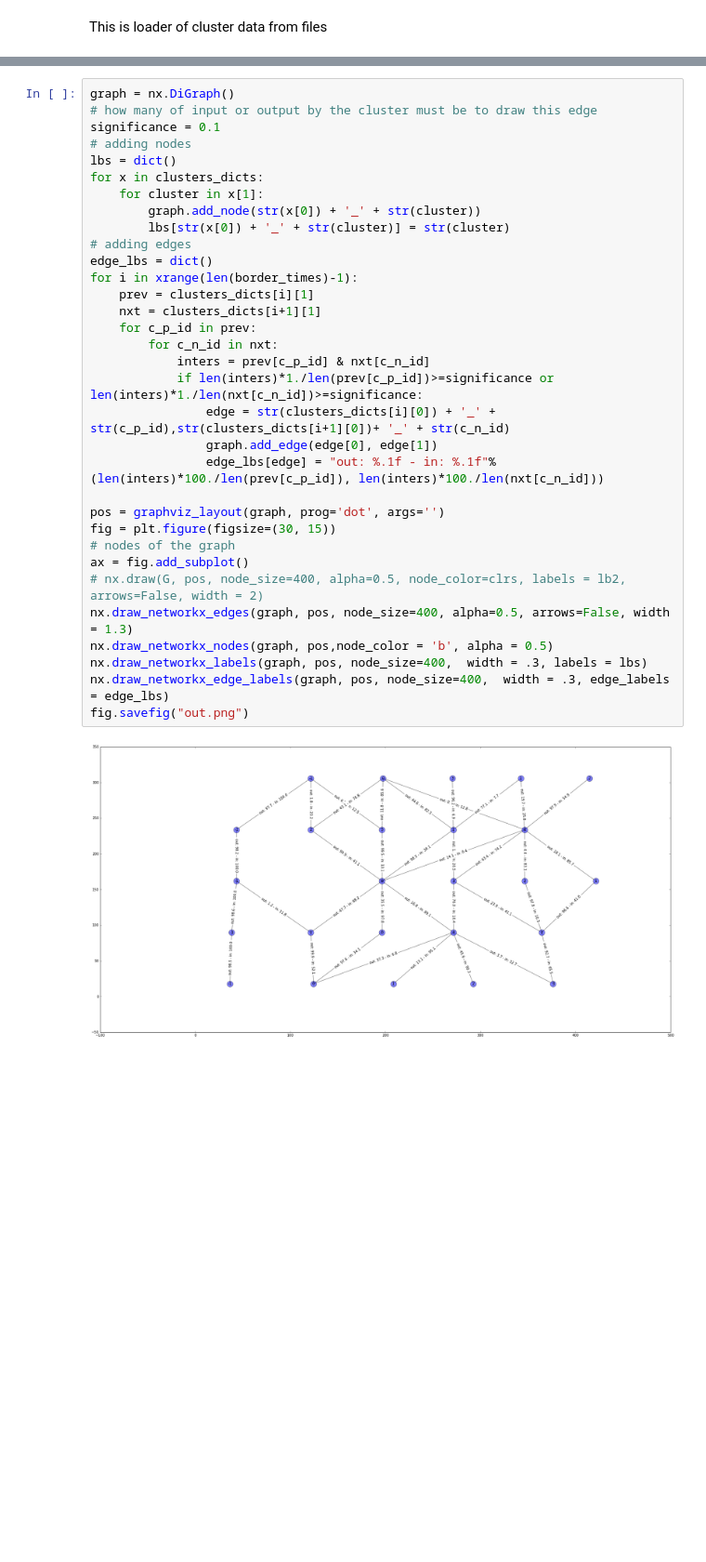
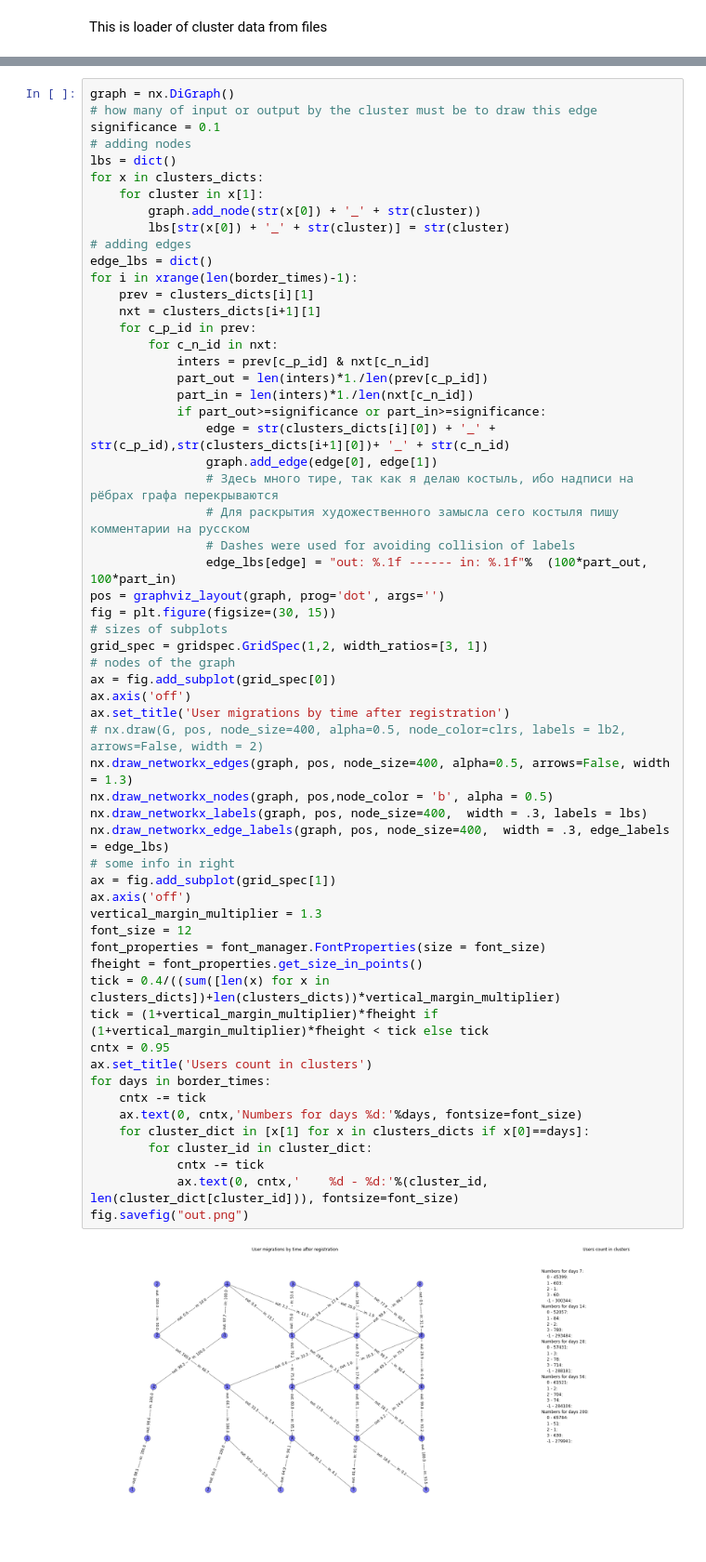
Before and after one commit to AngelicosPhosphoros/ghost_clustering, a Jupyter notebook: visualizing.ipynb, the cells around one changed output, grey strips where cells are left out. Shown at 93% size. Drawn from its saved outputs; the diff is of its cells as text; blank space fills up the shorter version.

Commit message:
Done visualization of data

```diff
--- a/visualizing.ipynb
+++ b/visualizing.ipynb
@@ -38,35 +38,61 @@ for days in border_times:
 # %%
 graph = nx.DiGraph()
 # how many of input or output by the cluster must be to draw this edge
 significance = 0.1
 # adding nodes
 lbs = dict()
 for x in clusters_dicts:
     for cluster in x[1]:
         graph.add_node(str(x[0]) + '_' + str(cluster))
         lbs[str(x[0]) + '_' + str(cluster)] = str(cluster)
 # adding edges
 edge_lbs = dict()
 for i in xrange(len(border_times)-1):
     prev = clusters_dicts[i][1]
     nxt = clusters_dicts[i+1][1]
     for c_p_id in prev:
         for c_n_id in nxt:
             inters = prev[c_p_id] & nxt[c_n_id]
-            if len(inters)*1./len(prev[c_p_id])>=significance or len(inters)*1./len(nxt[c_n_id])>=significance:
+            part_out = len(inters)*1./len(prev[c_p_id])
+            part_in = len(inters)*1./len(nxt[c_n_id])
+            if part_out>=significance or part_in>=significance:
                 edge = str(clusters_dicts[i][0]) + '_' + str(c_p_id),str(clusters_dicts[i+1][0])+ '_' + str(c_n_id)
                 graph.add_edge(edge[0], edge[1])
-                edge_lbs[edge] = "out: %.1f - in: %.1f"% (len(inters)*100./len(prev[c_p_id]), len(inters)*100./len(nxt[c_n_id]))
-
+                # Здесь много тире, так как я делаю костыль, ибо надписи на рёбрах графа перекрываются
+                # Для раскрытия художественного замысла сего костыля пишу комментарии на русском
+                # Dashes were used for avoiding collision of labels
+                edge_lbs[edge] = "out: %.1f ------ in: %.1f"%  (100*part_out, 100*part_in)
 pos = graphviz_layout(graph, prog='dot', args='')
 fig = plt.figure(figsize=(30, 15))
+# sizes of subplots
+grid_spec = gridspec.GridSpec(1,2, width_ratios=[3, 1])
 # nodes of the graph
-ax = fig.add_subplot()
+ax = fig.add_subplot(grid_spec[0])
+ax.axis('off')
+ax.set_title('User migrations by time after registration')
 # nx.draw(G, pos, node_size=400, alpha=0.5, node_color=clrs, labels = lb2, arrows=False, width = 2)
 nx.draw_networkx_edges(graph, pos, node_size=400, alpha=0.5, arrows=False, width = 1.3)
 nx.draw_networkx_nodes(graph, pos,node_color = 'b', alpha = 0.5)
 nx.draw_networkx_labels(graph, pos, node_size=400,  width = .3, labels = lbs)
 nx.draw_networkx_edge_labels(graph, pos, node_size=400,  width = .3, edge_labels = edge_lbs)
+# some info in right
+ax = fig.add_subplot(grid_spec[1])
+ax.axis('off')
+vertical_margin_multiplier = 1.3
+font_size = 12
+font_properties = font_manager.FontProperties(size = font_size)
+fheight = font_properties.get_size_in_points()
+tick = 0.4/((sum([len(x) for x in clusters_dicts])+len(clusters_dicts))*vertical_margin_multiplier)
+tick = (1+vertical_margin_multiplier)*fheight if (1+vertical_margin_multiplier)*fheight < tick else tick
+cntx = 0.95
+ax.set_title('Users count in clusters')
+for days in border_times:
+    cntx -= tick
+    ax.text(0, cntx,'Numbers for days %d:'%days, fontsize=font_size)
+    for cluster_dict in [x[1] for x in clusters_dicts if x[0]==days]:
+        for cluster_id in cluster_dict:
+            cntx -= tick
+            ax.text(0, cntx,'    %d - %d:'%(cluster_id, len(cluster_dict[cluster_id])), fontsize=font_size)
 fig.savefig("out.png")
 # %% [output]
-[figure, old version]
+[figure, new version]
```
Also changed, not shown: parts of 2 cells of this notebook, 2 other files.
